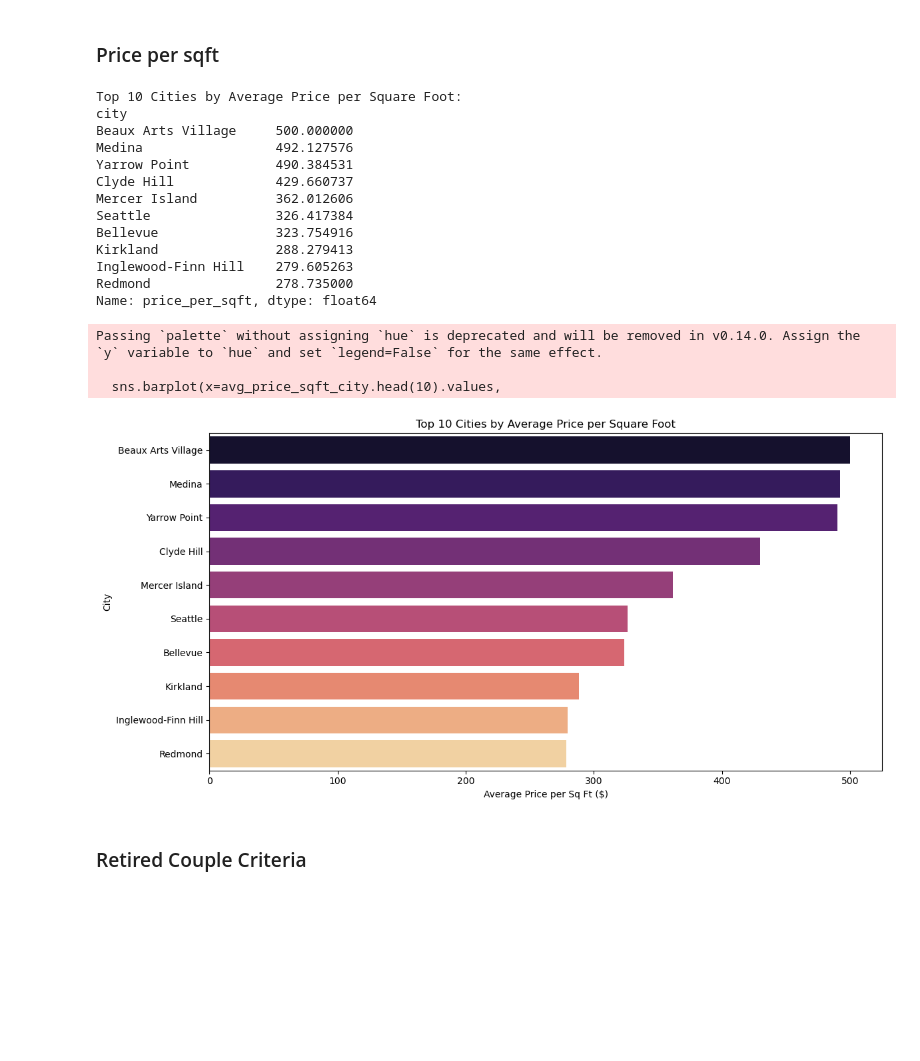
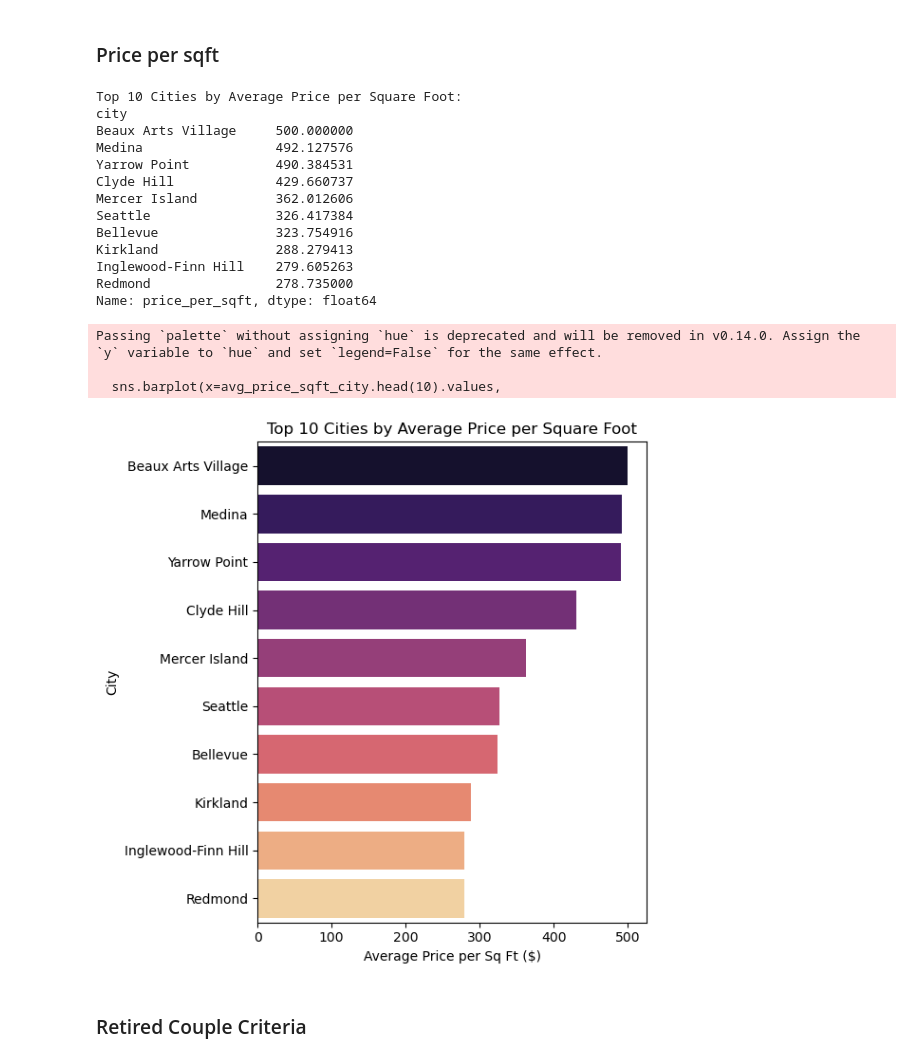
Before and after one commit to hcirne/t4inf1601-scientific_programming, a Jupyter notebook: eda-project-real-estate/real-estate.ipynb, the cells around one changed output. Cells and saved outputs as stored; diff of their text form; code cells hidden in the pictures; blank space fills up the shorter version.

```diff
--- a/eda-project-real-estate/real-estate.ipynb
+++ b/eda-project-real-estate/real-estate.ipynb
@@ -75,35 +77,35 @@ avg_price_sqft_city = df.groupby('city')['price_per_sqft'].mean().sort_values(as
 print("Top 10 Cities by Average Price per Square Foot:")
 print(avg_price_sqft_city.head(10))
 
 # 4. Visualize the results
-plt.figure(figsize=(12, 6))
+plt.figure(figsize=(6, 6))
 sns.barplot(x=avg_price_sqft_city.head(10).values,
             y=avg_price_sqft_city.head(10).index,
             palette='magma')
 
 plt.title('Top 10 Cities by Average Price per Square Foot')
 plt.xlabel('Average Price per Sq Ft ($)')
 plt.ylabel('City')
 plt.tight_layout()
 plt.show()
 # %% [output]
 Top 10 Cities by Average Price per Square Foot:
 city
 Beaux Arts Village     500.000000
 Medina                 492.127576
 Yarrow Point           490.384531
 Clyde Hill             429.660737
 Mercer Island          362.012606
 Seattle                326.417384
 Bellevue               323.754916
 Kirkland               288.279413
 Inglewood-Finn Hill    279.605263
 Redmond                278.735000
 Name: price_per_sqft, dtype: float64
 Passing `palette` without assigning `hue` is deprecated and will be removed in v0.14.0. Assign the `y` variable to `hue` and set `legend=False` for the same effect.
 
   sns.barplot(x=avg_price_sqft_city.head(10).values,
-[figure, old version]
+[figure, new version]
 # %% [markdown]
 ### Retired Couple Criteria
 # %%
```
Also changed, not shown: parts of 1 cell of this notebook.
